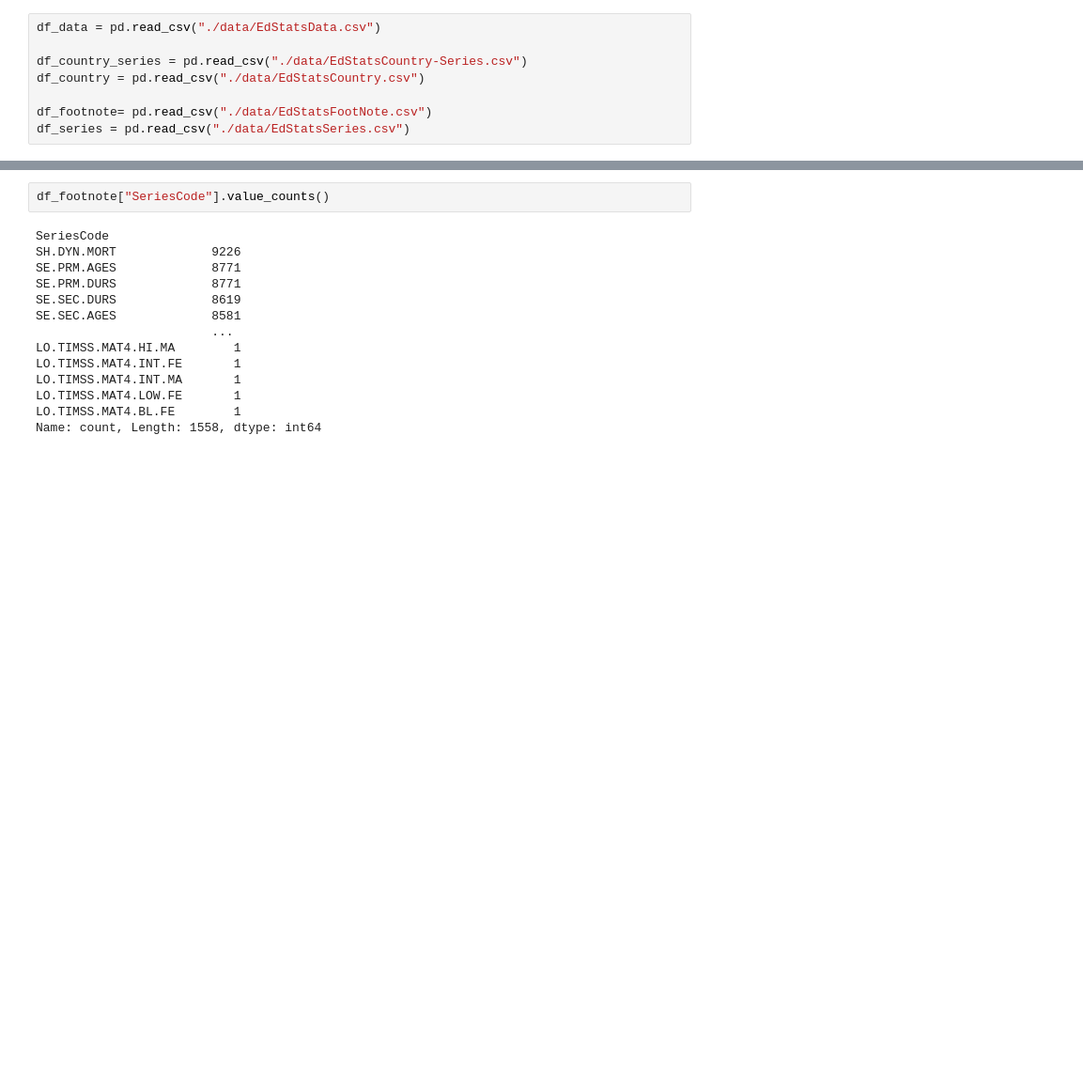
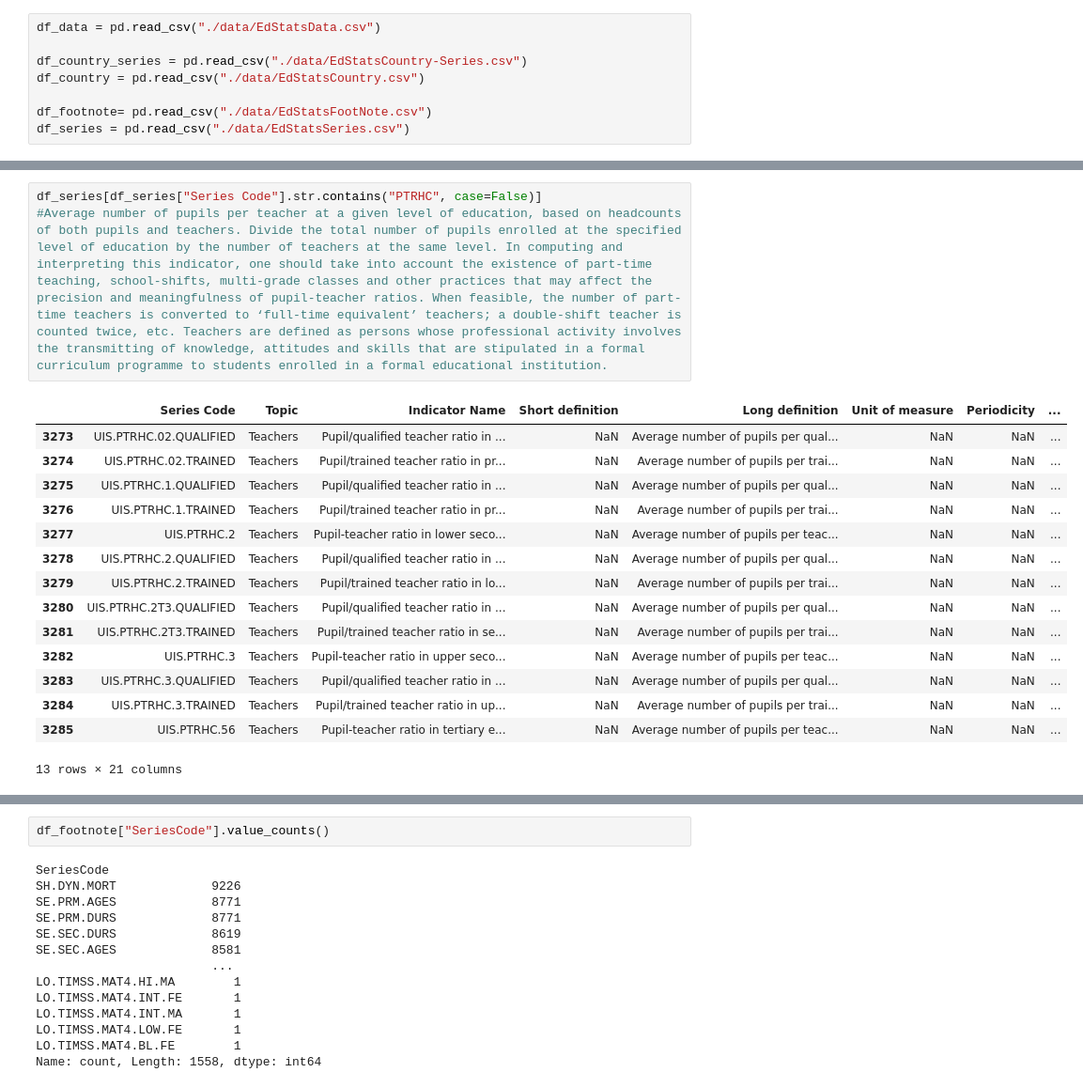
Before and after one commit to aKravtschenko/edstats-ml-analysis, a Jupyter notebook: global_education_economic_analysis.ipynb, the cells around one changed output, grey strips where cells are left out. Shown at 94% size. Saved outputs shown, nothing was run; the diff lists cells and outputs as text; blank space fills up the shorter version.

```diff
--- a/global_education_economic_analysis.ipynb
+++ b/global_education_economic_analysis.ipynb
@@ -27,0 +295,19 @@ df_series = pd.read_csv("./data/EdStatsSeries.csv")
+# %%
+df_series[df_series["Series Code"].str.contains("PTRHC", case=False)]
+#Average number of pupils per teacher at a given level of education, based on headcounts of both pupils and teachers. Divide the total number of pupils enrolled at the specified level of education by the number of teachers at the same level. In computing and interpreting this indicator, one should take into account the existence of part-time teaching, school-shifts, multi-grade classes and other practices that may affect the precision and meaningfulness of pupil-teacher ratios. When feasible, the number of part-time teachers is converted to ‘full-time equivalent’ teachers; a double-shift teacher is counted twice, etc. Teachers are defined as persons whose professional activity involves the transmitting of knowledge, attitudes and skills that are stipulated in a formal curriculum programme to students enrolled in a formal educational institution.
+# %% [output]
+|  | Series Code | Topic | Indicator Name | Short definition | Long definition | Unit of measure | Periodicity | ... |
+| 3273 | UIS.PTRHC.02.QUALIFIED | Teachers | Pupil/qualified teacher ratio in ... | NaN | Average number of pupils per qual... | NaN | NaN | ... |
+| 3274 | UIS.PTRHC.02.TRAINED | Teachers | Pupil/trained teacher ratio in pr... | NaN | Average number of pupils per trai... | NaN | NaN | ... |
+| 3275 | UIS.PTRHC.1.QUALIFIED | Teachers | Pupil/qualified teacher ratio in ... | NaN | Average number of pupils per qual... | NaN | NaN | ... |
+| 3276 | UIS.PTRHC.1.TRAINED | Teachers | Pupil/trained teacher ratio in pr... | NaN | Average number of pupils per trai... | NaN | NaN | ... |
+| 3277 | UIS.PTRHC.2 | Teachers | Pupil-teacher ratio in lower seco... | NaN | Average number of pupils per teac... | NaN | NaN | ... |
+| 3278 | UIS.PTRHC.2.QUALIFIED | Teachers | Pupil/qualified teacher ratio in ... | NaN | Average number of pupils per qual... | NaN | NaN | ... |
+| 3279 | UIS.PTRHC.2.TRAINED | Teachers | Pupil/trained teacher ratio in lo... | NaN | Average number of pupils per trai... | NaN | NaN | ... |
+| 3280 | UIS.PTRHC.2T3.QUALIFIED | Teachers | Pupil/qualified teacher ratio in ... | NaN | Average number of pupils per qual... | NaN | NaN | ... |
+| 3281 | UIS.PTRHC.2T3.TRAINED | Teachers | Pupil/trained teacher ratio in se... | NaN | Average number of pupils per trai... | NaN | NaN | ... |
+| 3282 | UIS.PTRHC.3 | Teachers | Pupil-teacher ratio in upper seco... | NaN | Average number of pupils per teac... | NaN | NaN | ... |
+| 3283 | UIS.PTRHC.3.QUALIFIED | Teachers | Pupil/qualified teacher ratio in ... | NaN | Average number of pupils per qual... | NaN | NaN | ... |
+| 3284 | UIS.PTRHC.3.TRAINED | Teachers | Pupil/trained teacher ratio in up... | NaN | Average number of pupils per trai... | NaN | NaN | ... |
+| 3285 | UIS.PTRHC.56 | Teachers | Pupil-teacher ratio in tertiary e... | NaN | Average number of pupils per teac... | NaN | NaN | ... |
+13 rows × 21 columns
```
Also changed, not shown: parts of 32 cells of this notebook.
